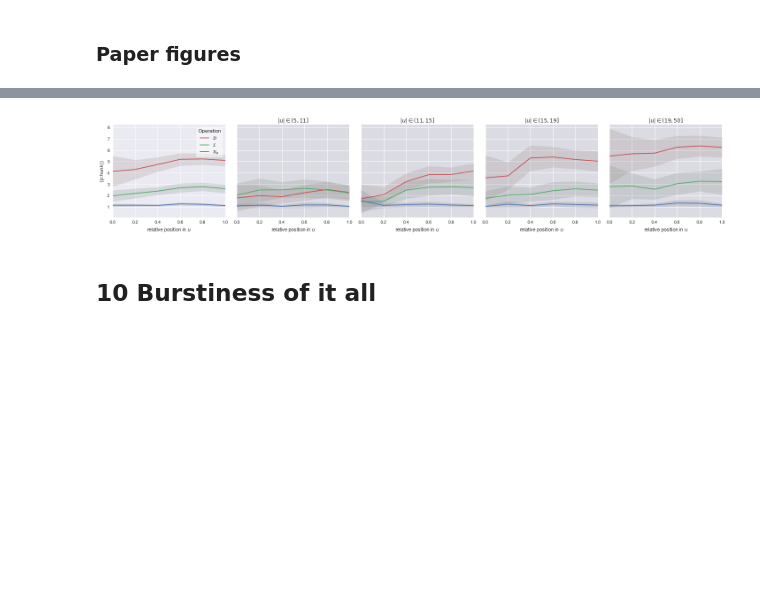
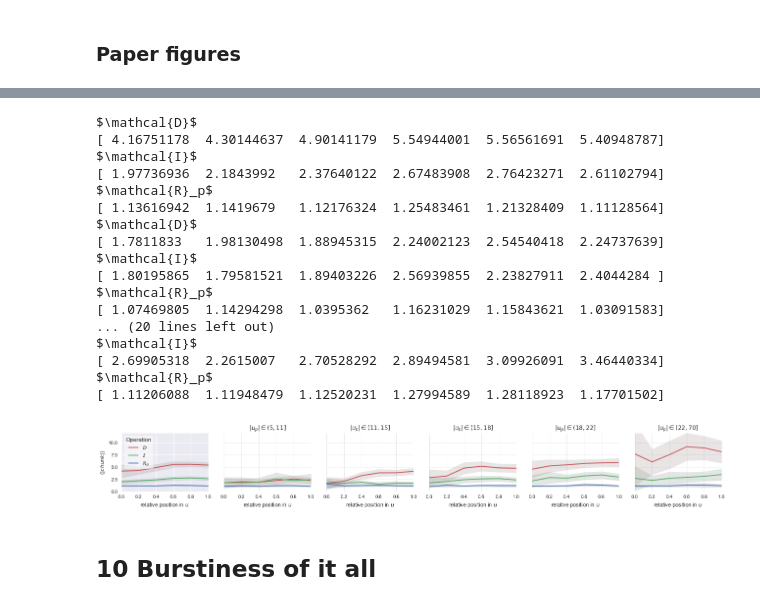
Before and after one commit to interpretation-experiment/analysis, a Jupyter notebook: notebooks/exp_3/model_exploration.ipynb, the cells around one changed output, grey strips where cells are left out. Saved outputs shown, nothing was run; the diff lists cells and outputs as text; code cells hidden in the pictures; blank space fills up the shorter version.

```diff
--- a/notebooks/exp_3/model_exploration.ipynb
+++ b/notebooks/exp_3/model_exploration.ipynb
@@ -536,7 +544,7 @@ _, sentence_bins = pd.qcut(sentence_lengths[sentence_lengths <= 50], 4, retbins=
 # %% [markdown]
 ### Preliminary: probability of a transformation for a given parent length
 # %%
-tr_prob = data_position.groupby(['child_id', 'tipe_r', 'parent_length'])\
+tr_prob = data_position.groupby(['child_id', 'tipe_r', 'tipe', 'parent_length'])\
     .target\
     .aggregate(lambda x: bool(x.sum() > 0))\
     .reset_index()
@@ -627,2 +635,15 @@ g.fig.tight_layout()
 # %% [markdown]
 ### Paper figures
+# %%
+tr_prob = sm.tools.add_constant(tr_prob)
+
+for tipe in columns_position[:3]:
+    print('===')
+    print(tipe)
+    print('===')
+    logit = Logit(tr_prob[tr_prob.tipe == tipe].target,
+                  tr_prob[tr_prob.tipe == tipe][['const', 'parent_length']])
+    res = logit.fit()
+    print(res.summary())
+    print('Inflexion =', - res.params[0] / res.params[1])
+    print()
@@ -930,17 +972,17 @@ g.set_ylabels(r'$|chunk|$')
 # %%
-data_size['ref_sentence_length_bin'] = pd.cut(data_size.ref_sentence_length, sentence_bins)
+data_size['parent_length_bin'] = pd.cut(data_size.parent_length, sentence_bins)
 
-g = sb.FacetGrid(data=data_size[data_size.parent_length <= 50],
+g = sb.FacetGrid(data=data_size,#[data_size.parent_length <= long_sentence],
                  row='tipe_r', row_order=columns_size_r[:4],
                  hue='tipe_r', hue_order=columns_size_r[:4],
                  palette=[red, green, blue, blue],
-                 col='ref_sentence_length_bin',
+                 col='parent_length_bin',
                  size=3, aspect=1.2,
                  sharex=True, sharey=True)
 g.map_dataframe(plot_size_positions, bins=6)
-g.set_titles('{row_name}, $|u| \\in {col_name}$')
+g.set_titles('{row_name}, $|u_p| \\in {col_name}$')
 g.set_ylabels(r'$\left< |chunk| \right>$')
 g.set_xlabels('relative position in $u$')
-#g.set(ylim=(0, 30))
+g.set(ylim=(0, 8))
 g.fig.tight_layout()
 # %% [output]
@@ -950,31 +1034,51 @@ g.fig.tight_layout()
 # %%
-fig, axes = plt.subplots(1, 5, figsize=(20, 4), sharex=True, sharey=True)
+fig, axes = plt.subplots(1, 6, figsize=(18, 2.75), sharex=True, sharey=True)
 
 for tipe_r, color in zip(columns_size_r[:3], [red, green, blue]):
-    plot_size_positions(data=data_size[(data_size.parent_length <= 50) & (data_size.tipe_r == tipe_r)],
+    plot_size_positions(data=data_size[(data_size.tipe_r == tipe_r)],
                         color=color, bins=6, ax=axes[0])
 axes[0].set_xlabel('relative position in $u$')
 axes[0].set_ylabel(r'$\left< |chunk| \right>$')
-legend = axes[0].legend(title='Operation', loc='best', frameon=True)
+legend = axes[0].legend(title='Operation', loc='upper left', frameon=True)
 frame = legend.get_frame()
 frame.set_facecolor('white')
 frame.set_alpha(.5)
 
-for i, sbin in enumerate(sorted(set(data_size.ref_sentence_length_bin).difference([np.nan]))):
+for i, sbin in enumerate(sorted(set(data_size.parent_length_bin).difference([np.nan]))):
     for tipe_r, color in zip(columns_size_r[:3], [red, green, blue]):
-        plot_size_positions(data=data_size[(data_size.parent_length <= 50) & (data_size.tipe_r == tipe_r)
-                                           & (data_size.ref_sentence_length_bin == sbin)],
+        plot_size_positions(data=data_size[#(data_size.parent_length <= long_sentence) &
+                                           (data_size.tipe_r == tipe_r)
+                                           & (data_size.parent_length_bin == sbin)],
                             color=color, bins=6, ax=axes[i+1])
     axes[i+1].set_xlabel('relative position in $u$')
-    axes[i+1].set_title(r'$|u| \in {}$'.format(sbin))
-    axes[i+1].set_facecolor('#DBDBE3')
+    axes[i+1].set_title(r'$|u_p| \in {}$'.format(sbin))
+    axes[i+1].set_facecolor('white')
+    axes[i+1].grid(color='#EAEAF2')
 
+axes[0].set_ylim(0, 12)
 fig.tight_layout()
 
 if SAVE_FIGURES:
     fig.savefig(FIG.format('chunk-size_position_parent-length'), dpi=300, bbox='tight')
 # %% [output]
+$\mathcal{D}$
+[ 4.16751178  4.30144637  4.90141179  5.54944001  5.56561691  5.40948787]
+$\mathcal{I}$
+[ 1.97736936  2.1843992   2.37640122  2.67483908  2.76423271  2.61102794]
+$\mathcal{R}_p$
+[ 1.13616942  1.1419679   1.12176324  1.25483461  1.21328409  1.11128564]
+$\mathcal{D}$
+[ 1.7811833   1.98130498  1.88945315  2.24002123  2.54540418  2.24737639]
+$\mathcal{I}$
+[ 1.80195865  1.79581521  1.89403226  2.56939855  2.23827911  2.4044284 ]
+$\mathcal{R}_p$
+[ 1.07469805  1.14294298  1.0395362   1.16231029  1.15843621  1.03091583]
+... (20 lines left out)
+$\mathcal{I}$
+[ 2.69905318  2.2615007   2.70528292  2.89494581  3.09926091  3.46440334]
+$\mathcal{R}_p$
+[ 1.11206088  1.11948479  1.12520231  1.27994589  1.28118923  1.17701502]
-[figure, old version]
+[figure, new version]
 # %% [markdown]
 ## 10 Burstiness of it all
 # %% [markdown]
```
Also changed, not shown: parts of 19 cells of this notebook, 6 other files.
